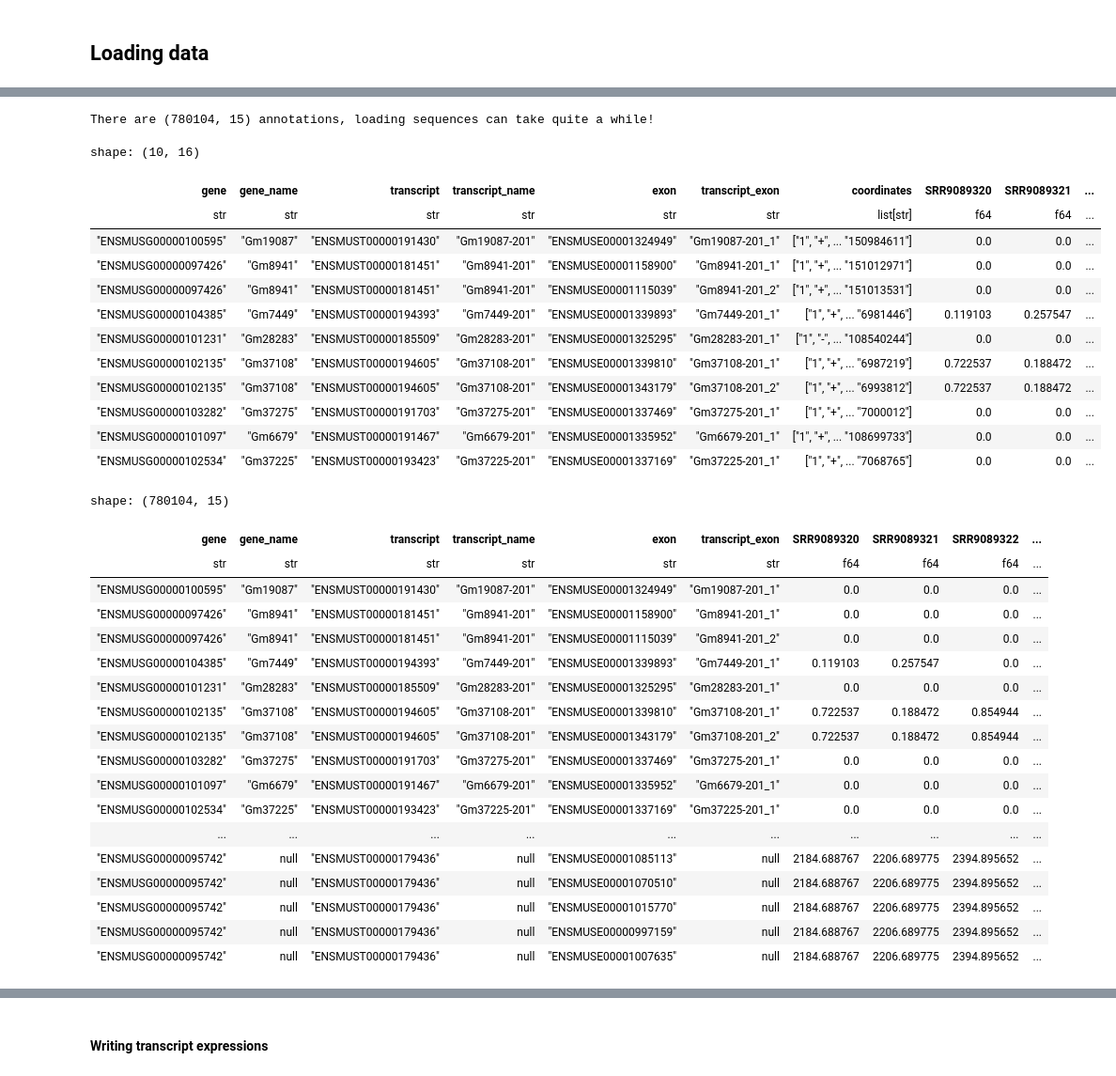
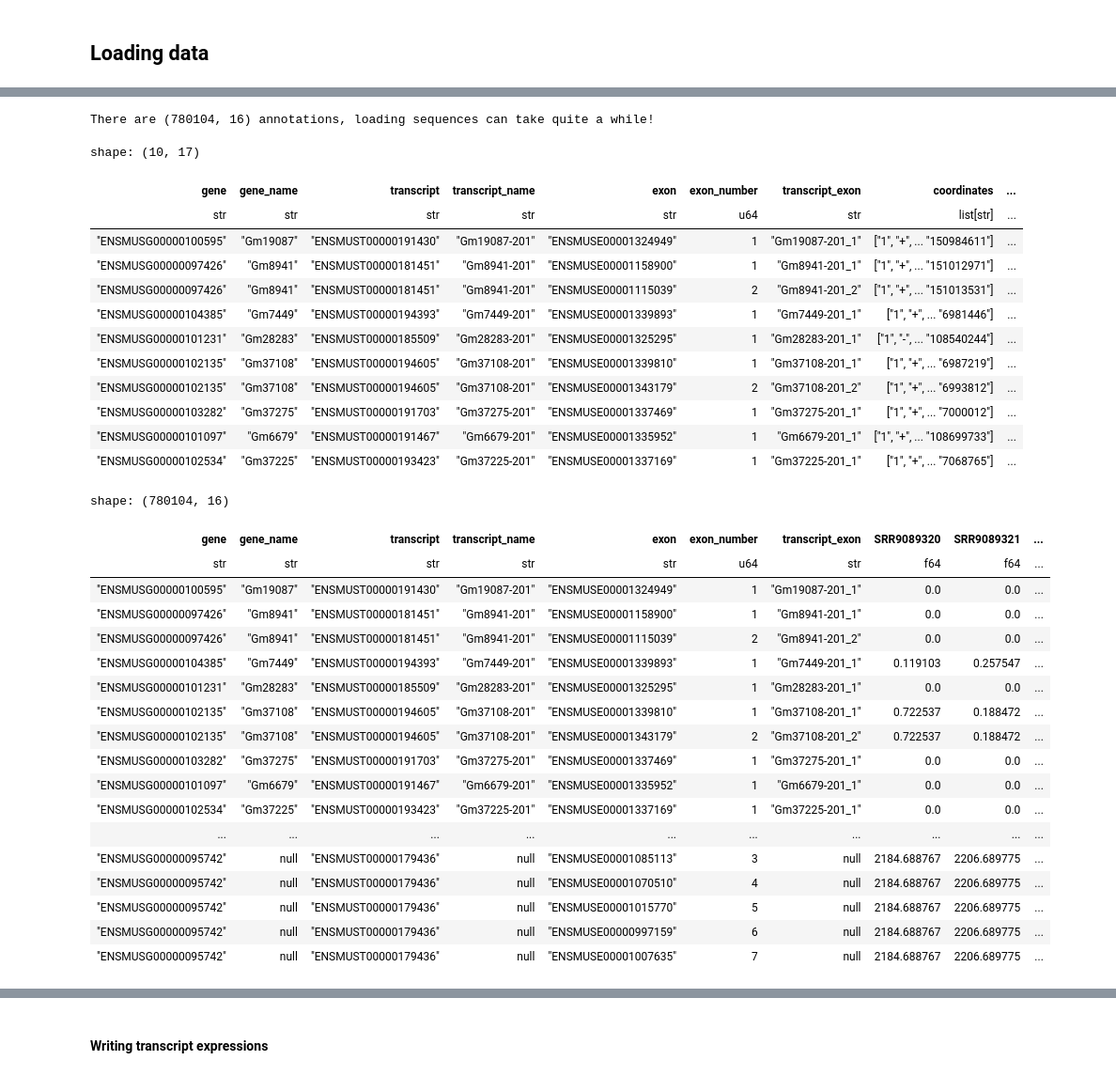
Before and after one commit to antonkulaga/expressions-dashboard, a Jupyter notebook: notebooks/preprocessing.ipynb, the cells around one changed output, grey strips where cells are left out. Shown at 94% size. Drawn from its saved outputs; the diff is of its cells as text; code cells hidden in the pictures.

```diff
--- a/notebooks/preprocessing.ipynb
+++ b/notebooks/preprocessing.ipynb
@@ -56,0 +43,3 @@ output.mkdir(exist_ok=True)
+# %%
+locations = Locations(base)
+locations.inputs
@@ -135,7 +120,7 @@ PRJNA797288
                         fastp.html
                         fastp.json
 # %%
-expressions: pl.DataFrame = expressions_from_bioproject(Path("/data/samples/muscle_differentiation")/ "PRJNA543661", True)
+expressions: pl.DataFrame = expressions_from_bioproject(locations.muscle_differentiation / "PRJNA543661", True)
 expressions
 # %% [output]
 shape: (116357, 7)
@@ -242,6 +204,3 @@ output.mkdir(exist_ok=True)
 ## Loading data
 # %%
 skip_if_exists: bool = True
-# %%
-expressions: pl.DataFrame = expressions_from_bioproject(Path("/data/samples/muscle_differentiation")/ "PRJNA543661", True)
-expressions
@@ -254,43 +230,46 @@ summarized_expressions
+# %%
+mouse_annotations = ensembl.mouse.annotations
+mouse_genome = ensembl.mouse.genome
 # %%
-with_exons_info = annotations.with_genes_transcripts_exons_coordinates_only().extend_with_annotations_and_sequences(summarized_expressions, genome)
+with_exons_info = mouse_annotations.with_genes_transcripts_exons_coordinates_only().extend_with_annotations_and_sequences(summarized_expressions, mouse_genome)
 with_exons_info.head(10)
 # %% [output]
-There are (780104, 15) annotations, loading sequences can take quite a while!
+There are (780104, 16) annotations, loading sequences can take quite a while!
-shape: (10, 16)
+shape: (10, 17)
-| gene | gene_name | transcript | transcript_name | exon | transcript_exon | coordinates | SRR9089320 | SRR9089321 | ... |
-| str | str | str | str | str | str | list[str] | f64 | f64 | ... |
-| "ENSMUSG00000100595" | "Gm19087" | "ENSMUST00000191430" | "Gm19087-201" | "ENSMUSE00001324949" | "Gm19087-201_1" | ["1", "+", ... "150984611"] | 0.0 | 0.0 | ... |
-| "ENSMUSG00000097426" | "Gm8941" | "ENSMUST00000181451" | "Gm8941-201" | "ENSMUSE00001158900" | "Gm8941-201_1" | ["1", "+", ... "151012971"] | 0.0 | 0.0 | ... |
-| "ENSMUSG00000097426" | "Gm8941" | "ENSMUST00000181451" | "Gm8941-201" | "ENSMUSE00001115039" | "Gm8941-201_2" | ["1", "+", ... "151013531"] | 0.0 | 0.0 | ... |
-| "ENSMUSG00000104385" | "Gm7449" | "ENSMUST00000194393" | "Gm7449-201" | "ENSMUSE00001339893" | "Gm7449-201_1" | ["1", "+", ... "6981446"] | 0.119103 | 0.257547 | ... |
-| "ENSMUSG00000101231" | "Gm28283" | "ENSMUST00000185509" | "Gm28283-201" | "ENSMUSE00001325295" | "Gm28283-201_1" | ["1", "-", ... "108540244"] | 0.0 | 0.0 | ... |
-| "ENSMUSG00000102135" | "Gm37108" | "ENSMUST00000194605" | "Gm37108-201" | "ENSMUSE00001339810" | "Gm37108-201_1" | ["1", "+", ... "6987219"] | 0.722537 | 0.188472 | ... |
-| "ENSMUSG00000102135" | "Gm37108" | "ENSMUST00000194605" | "Gm37108-201" | "ENSMUSE00001343179" | "Gm37108-201_2" | ["1", "+", ... "6993812"] | 0.722537 | 0.188472 | ... |
-| "ENSMUSG00000103282" | "Gm37275" | "ENSMUST00000191703" | "Gm37275-201" | "ENSMUSE00001337469" | "Gm37275-201_1" | ["1", "+", ... "7000012"] | 0.0 | 0.0 | ... |
-| "ENSMUSG00000101097" | "Gm6679" | "ENSMUST00000191467" | "Gm6679-201" | "ENSMUSE00001335952" | "Gm6679-201_1" | ["1", "+", ... "108699733"] | 0.0 | 0.0 | ... |
-| "ENSMUSG00000102534" | "Gm37225" | "ENSMUST00000193423" | "Gm37225-201" | "ENSMUSE00001337169" | "Gm37225-201_1" | ["1", "+", ... "7068765"] | 0.0 | 0.0 | ... |
+| gene | gene_name | transcript | transcript_name | exon | exon_number | transcript_exon | coordinates | ... |
+| str | str | str | str | str | u64 | str | list[str] | ... |
+| "ENSMUSG00000100595" | "Gm19087" | "ENSMUST00000191430" | "Gm19087-201" | "ENSMUSE00001324949" | 1 | "Gm19087-201_1" | ["1", "+", ... "150984611"] | ... |
+| "ENSMUSG00000097426" | "Gm8941" | "ENSMUST00000181451" | "Gm8941-201" | "ENSMUSE00001158900" | 1 | "Gm8941-201_1" | ["1", "+", ... "151012971"] | ... |
+| "ENSMUSG00000097426" | "Gm8941" | "ENSMUST00000181451" | "Gm8941-201" | "ENSMUSE00001115039" | 2 | "Gm8941-201_2" | ["1", "+", ... "151013531"] | ... |
+| "ENSMUSG00000104385" | "Gm7449" | "ENSMUST00000194393" | "Gm7449-201" | "ENSMUSE00001339893" | 1 | "Gm7449-201_1" | ["1", "+", ... "6981446"] | ... |
+| "ENSMUSG00000101231" | "Gm28283" | "ENSMUST00000185509" | "Gm28283-201" | "ENSMUSE00001325295" | 1 | "Gm28283-201_1" | ["1", "-", ... "108540244"] | ... |
+| "ENSMUSG00000102135" | "Gm37108" | "ENSMUST00000194605" | "Gm37108-201" | "ENSMUSE00001339810" | 1 | "Gm37108-201_1" | ["1", "+", ... "6987219"] | ... |
+| "ENSMUSG00000102135" | "Gm37108" | "ENSMUST00000194605" | "Gm37108-201" | "ENSMUSE00001343179" | 2 | "Gm37108-201_2" | ["1", "+", ... "6993812"] | ... |
+| "ENSMUSG00000103282" | "Gm37275" | "ENSMUST00000191703" | "Gm37275-201" | "ENSMUSE00001337469" | 1 | "Gm37275-201_1" | ["1", "+", ... "7000012"] | ... |
+| "ENSMUSG00000101097" | "Gm6679" | "ENSMUST00000191467" | "Gm6679-201" | "ENSMUSE00001335952" | 1 | "Gm6679-201_1" | ["1", "+", ... "108699733"] | ... |
+| "ENSMUSG00000102534" | "Gm37225" | "ENSMUST00000193423" | "Gm37225-201" | "ENSMUSE00001337169" | 1 | "Gm37225-201_1" | ["1", "+", ... "7068765"] | ... |
 # %%
 with_exons_info.drop("coordinates")
 # %% [output]
-shape: (780104, 15)
+shape: (780104, 16)
-| gene | gene_name | transcript | transcript_name | exon | transcript_exon | SRR9089320 | SRR9089321 | SRR9089322 | ... |
-| str | str | str | str | str | str | f64 | f64 | f64 | ... |
-| "ENSMUSG00000100595" | "Gm19087" | "ENSMUST00000191430" | "Gm19087-201" | "ENSMUSE00001324949" | "Gm19087-201_1" | 0.0 | 0.0 | 0.0 | ... |
-| "ENSMUSG00000097426" | "Gm8941" | "ENSMUST00000181451" | "Gm8941-201" | "ENSMUSE00001158900" | "Gm8941-201_1" | 0.0 | 0.0 | 0.0 | ... |
-| "ENSMUSG00000097426" | "Gm8941" | "ENSMUST00000181451" | "Gm8941-201" | "ENSMUSE00001115039" | "Gm8941-201_2" | 0.0 | 0.0 | 0.0 | ... |
-| "ENSMUSG00000104385" | "Gm7449" | "ENSMUST00000194393" | "Gm7449-201" | "ENSMUSE00001339893" | "Gm7449-201_1" | 0.119103 | 0.257547 | 0.0 | ... |
-| "ENSMUSG00000101231" | "Gm28283" | "ENSMUST00000185509" | "Gm28283-201" | "ENSMUSE00001325295" | "Gm28283-201_1" | 0.0 | 0.0 | 0.0 | ... |
-| "ENSMUSG00000102135" | "Gm37108" | "ENSMUST00000194605" | "Gm37108-201" | "ENSMUSE00001339810" | "Gm37108-201_1" | 0.722537 | 0.188472 | 0.854944 | ... |
-| "ENSMUSG00000102135" | "Gm37108" | "ENSMUST00000194605" | "Gm37108-201" | "ENSMUSE00001343179" | "Gm37108-201_2" | 0.722537 | 0.188472 | 0.854944 | ... |
-| "ENSMUSG00000103282" | "Gm37275" | "ENSMUST00000191703" | "Gm37275-201" | "ENSMUSE00001337469" | "Gm37275-201_1" | 0.0 | 0.0 | 0.0 | ... |
-| "ENSMUSG00000101097" | "Gm6679" | "ENSMUST00000191467" | "Gm6679-201" | "ENSMUSE00001335952" | "Gm6679-201_1" | 0.0 | 0.0 | 0.0 | ... |
-| "ENSMUSG00000102534" | "Gm37225" | "ENSMUST00000193423" | "Gm37225-201" | "ENSMUSE00001337169" | "Gm37225-201_1" | 0.0 | 0.0 | 0.0 | ... |
+| gene | gene_name | transcript | transcript_name | exon | exon_number | transcript_exon | SRR9089320 | SRR9089321 | ... |
+| str | str | str | str | str | u64 | str | f64 | f64 | ... |
+| "ENSMUSG00000100595" | "Gm19087" | "ENSMUST00000191430" | "Gm19087-201" | "ENSMUSE00001324949" | 1 | "Gm19087-201_1" | 0.0 | 0.0 | ... |
+| "ENSMUSG00000097426" | "Gm8941" | "ENSMUST00000181451" | "Gm8941-201" | "ENSMUSE00001158900" | 1 | "Gm8941-201_1" | 0.0 | 0.0 | ... |
+| "ENSMUSG00000097426" | "Gm8941" | "ENSMUST00000181451" | "Gm8941-201" | "ENSMUSE00001115039" | 2 | "Gm8941-201_2" | 0.0 | 0.0 | ... |
+| "ENSMUSG00000104385" | "Gm7449" | "ENSMUST00000194393" | "Gm7449-201" | "ENSMUSE00001339893" | 1 | "Gm7449-201_1" | 0.119103 | 0.257547 | ... |
+| "ENSMUSG00000101231" | "Gm28283" | "ENSMUST00000185509" | "Gm28283-201" | "ENSMUSE00001325295" | 1 | "Gm28283-201_1" | 0.0 | 0.0 | ... |
+| "ENSMUSG00000102135" | "Gm37108" | "ENSMUST00000194605" | "Gm37108-201" | "ENSMUSE00001339810" | 1 | "Gm37108-201_1" | 0.722537 | 0.188472 | ... |
+| "ENSMUSG00000102135" | "Gm37108" | "ENSMUST00000194605" | "Gm37108-201" | "ENSMUSE00001343179" | 2 | "Gm37108-201_2" | 0.722537 | 0.188472 | ... |
+| "ENSMUSG00000103282" | "Gm37275" | "ENSMUST00000191703" | "Gm37275-201" | "ENSMUSE00001337469" | 1 | "Gm37275-201_1" | 0.0 | 0.0 | ... |
+| "ENSMUSG00000101097" | "Gm6679" | "ENSMUST00000191467" | "Gm6679-201" | "ENSMUSE00001335952" | 1 | "Gm6679-201_1" | 0.0 | 0.0 | ... |
+| "ENSMUSG00000102534" | "Gm37225" | "ENSMUST00000193423" | "Gm37225-201" | "ENSMUSE00001337169" | 1 | "Gm37225-201_1" | 0.0 | 0.0 | ... |
 | ... | ... | ... | ... | ... | ... | ... | ... | ... | ... |
-| "ENSMUSG00000095742" | null | "ENSMUST00000179436" | null | "ENSMUSE00001085113" | null | 2184.688767 | 2206.689775 | 2394.895652 | ... |
-| "ENSMUSG00000095742" | null | "ENSMUST00000179436" | null | "ENSMUSE00001070510" | null | 2184.688767 | 2206.689775 | 2394.895652 | ... |
-| "ENSMUSG00000095742" | null | "ENSMUST00000179436" | null | "ENSMUSE00001015770" | null | 2184.688767 | 2206.689775 | 2394.895652 | ... |
-| "ENSMUSG00000095742" | null | "ENSMUST00000179436" | null | "ENSMUSE00000997159" | null | 2184.688767 | 2206.689775 | 2394.895652 | ... |
-| "ENSMUSG00000095742" | null | "ENSMUST00000179436" | null | "ENSMUSE00001007635" | null | 2184.688767 | 2206.689775 | 2394.895652 | ... |
+| "ENSMUSG00000095742" | null | "ENSMUST00000179436" | null | "ENSMUSE00001085113" | 3 | null | 2184.688767 | 2206.689775 | ... |
+| "ENSMUSG00000095742" | null | "ENSMUST00000179436" | null | "ENSMUSE00001070510" | 4 | null | 2184.688767 | 2206.689775 | ... |
+| "ENSMUSG00000095742" | null | "ENSMUST00000179436" | null | "ENSMUSE00001015770" | 5 | null | 2184.688767 | 2206.689775 | ... |
+| "ENSMUSG00000095742" | null | "ENSMUST00000179436" | null | "ENSMUSE00000997159" | 6 | null | 2184.688767 | 2206.689775 | ... |
+| "ENSMUSG00000095742" | null | "ENSMUST00000179436" | null | "ENSMUSE00001007635" | 7 | null | 2184.688767 | 2206.689775 | ... |
 # %%
 with_exons_info.select(pl.col("sequence").cast(pl.Utf8)).head(10)
 # %% [output]
```
Also changed, not shown: parts of 42 cells of this notebook, 9 other files.
